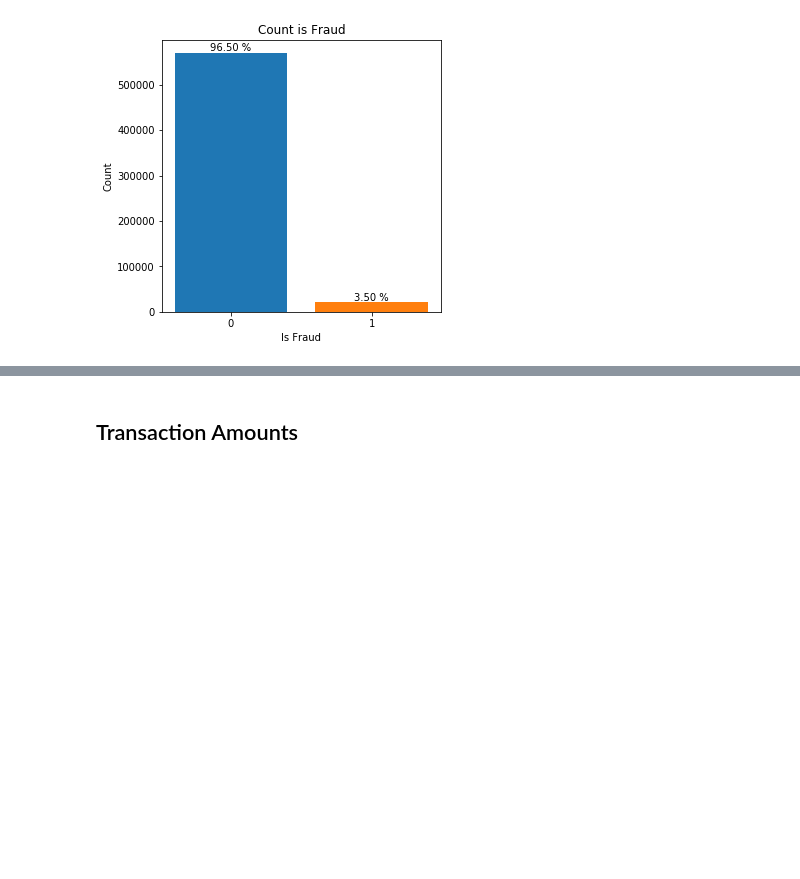
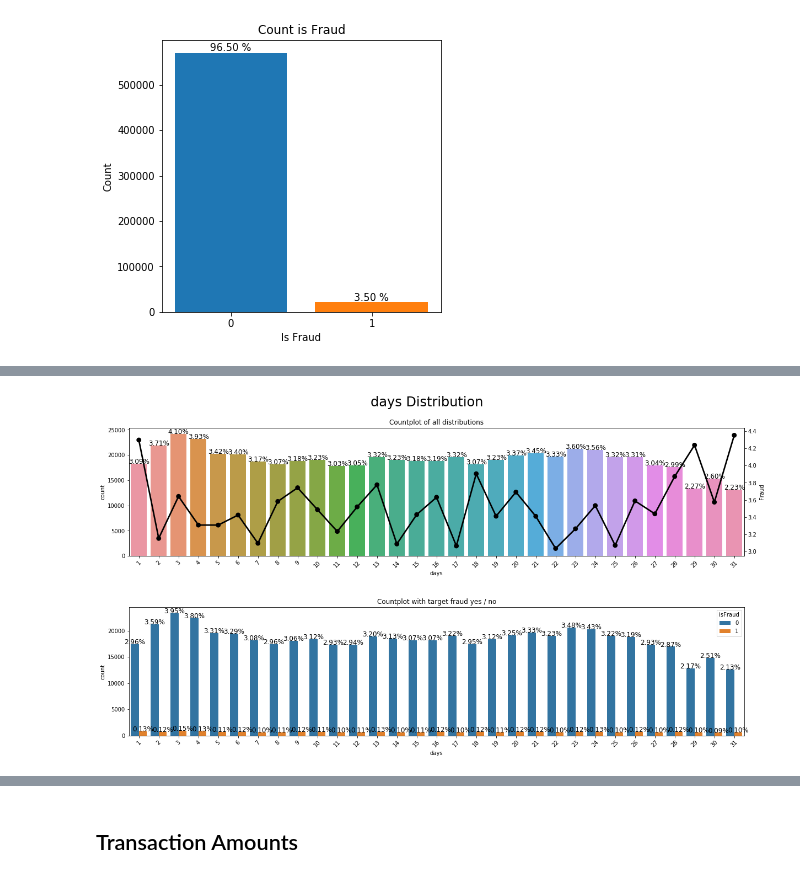
Before and after one commit to AlessandroVol23/ieee_cis_fraud_detection_kaggle, a Jupyter notebook: notebooks/0.1_AV_EDA.ipynb, the cells around one changed output, grey strips where cells are left out. Drawn from its saved outputs; the diff is of its cells as text; code cells hidden in the pictures; blank space fills up the shorter version.

```diff
--- a/notebooks/0.1_AV_EDA.ipynb
+++ b/notebooks/0.1_AV_EDA.ipynb
@@ -85,0 +181,11 @@ for rect, label in zip(rects, labels):
+# %%
+import datetime
+
+# Pick any starte date to reconstruct time
+START_DATE = '2017-12-01'
+
+startdate = datetime.datetime.strptime(START_DATE, '%Y-%m-%d')
+df_transaction['Date'] = df_transaction['TransactionDT'].apply(lambda x: (startdate + datetime.timedelta(seconds=x)))
+df_transaction['weekday'] = df_transaction['Date'].dt.dayofweek
+df_transaction['hours'] = df_transaction['Date'].dt.hour
+df_transaction['days'] = df_transaction['Date'].dt.day
@@ -85,0 +202,4 @@ for rect, label in zip(rects, labels):
+# %%
+plot_cnt_distribution(df_transaction, 'days', False)
+# %% [output]
+[figure, added]
```
Also changed, not shown: parts of 35 cells of this notebook.
